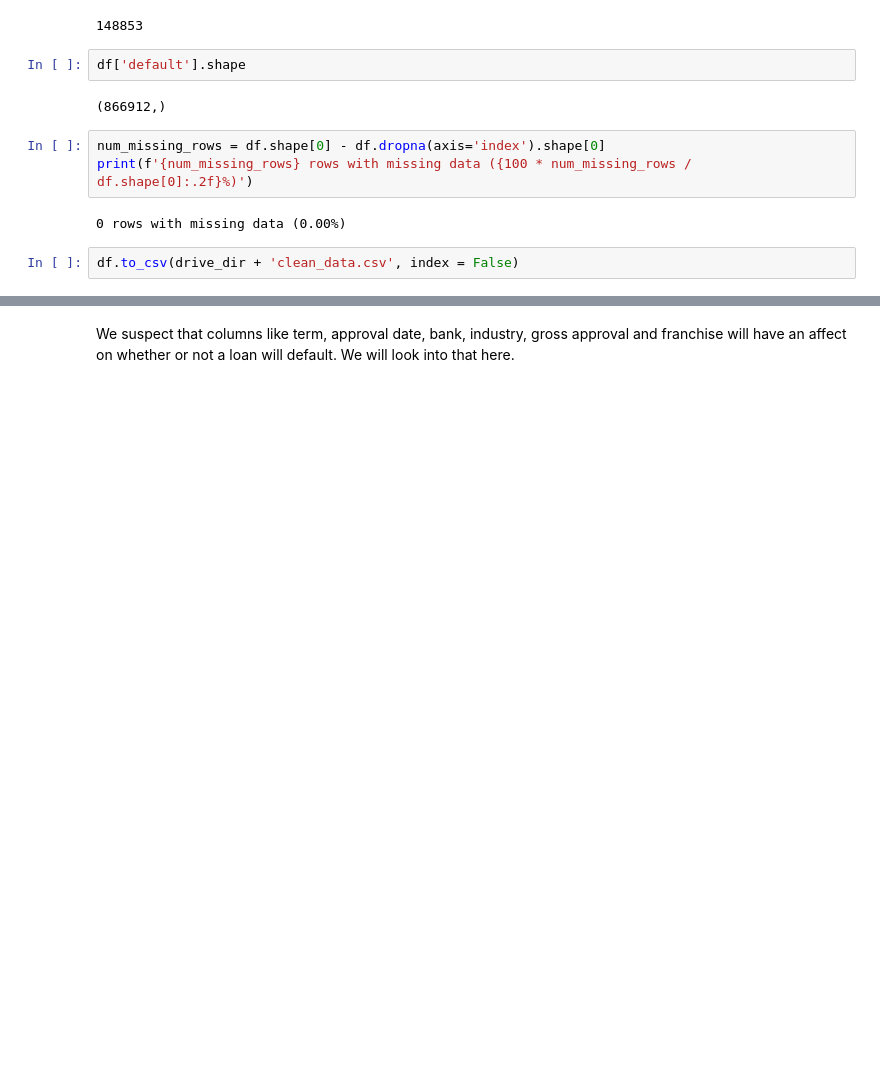
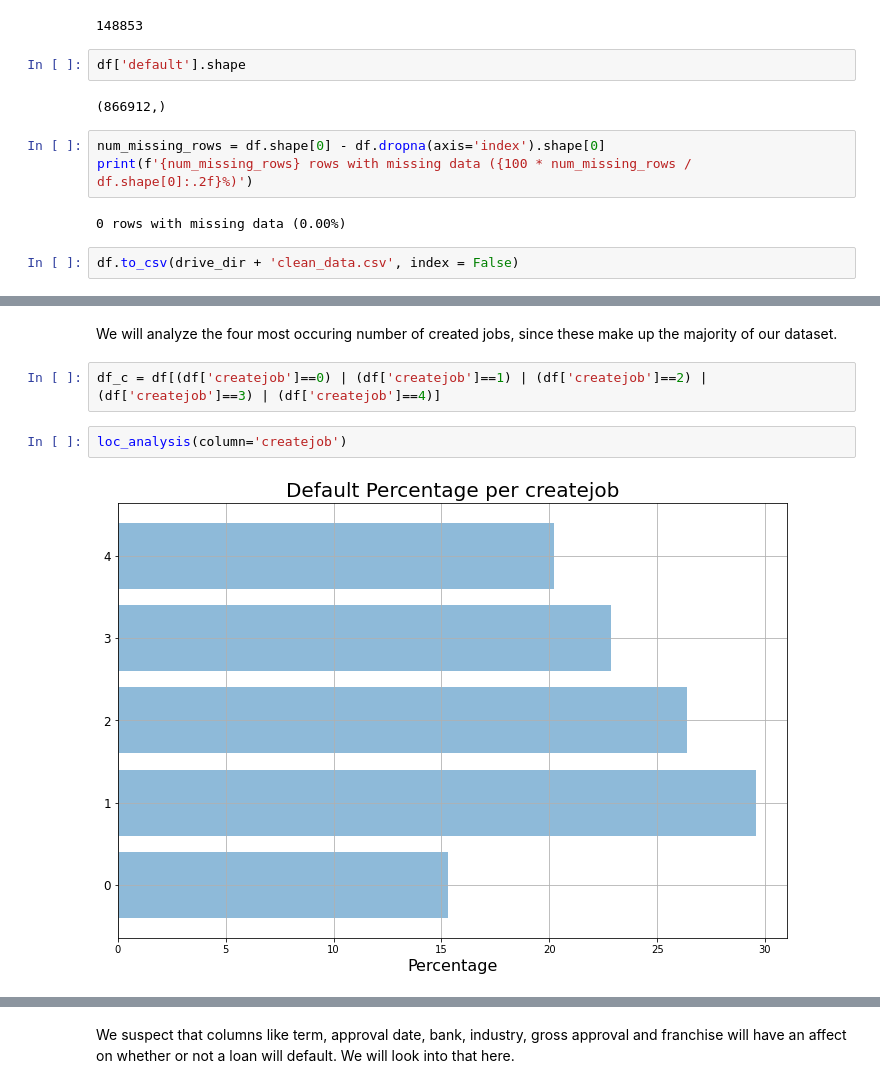
Before and after one commit to marisolm3236/-SBAloan_default_model, a Jupyter notebook: SmallBusinessLoans.ipynb, the cells around one changed output, grey strips where cells are left out. Cells and saved outputs as stored; diff of their text form; blank space fills up the shorter version.

```diff
--- a/SmallBusinessLoans.ipynb
+++ b/SmallBusinessLoans.ipynb
@@ -715,0 +829,8 @@ df.to_csv(drive_dir + 'clean_data.csv', index = False)
+# %% [markdown]
+We will analyze the four most occuring number of created jobs, since these make up the majority of our dataset.
+# %%
+df_c = df[(df['createjob']==0) | (df['createjob']==1) | (df['createjob']==2) | (df['createjob']==3) | (df['createjob']==4)]
+# %%
+loc_analysis(column='createjob')
+# %% [output]
+[figure, added]
```
Also changed, not shown: parts of 85 cells of this notebook.
